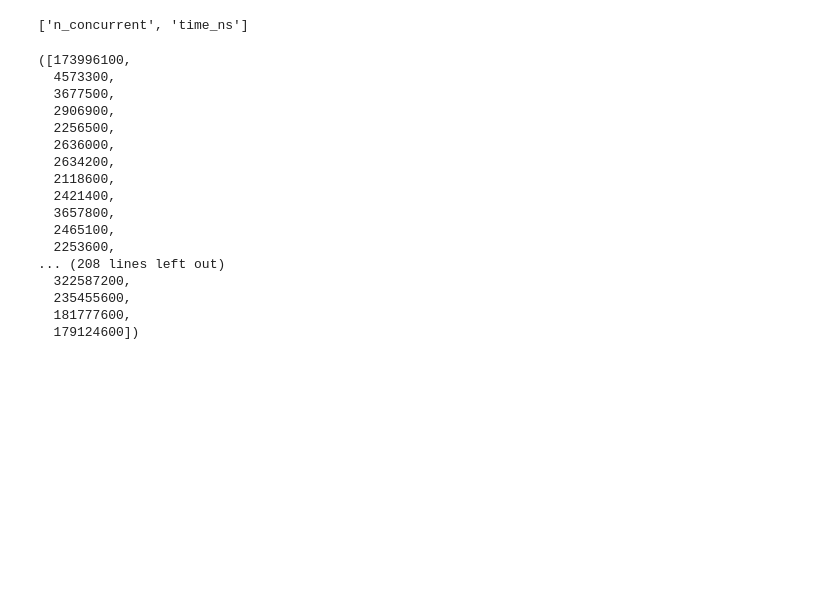
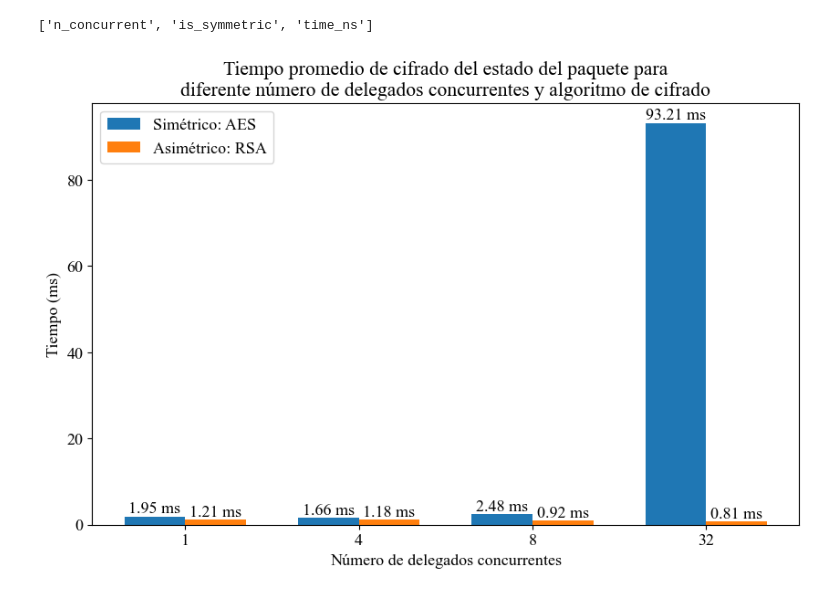
Before and after one commit to DavidTobonIBIO/Caso3Infracomp, a Jupyter notebook: resutls.ipynb, the cells around one changed output. Cells and saved outputs as stored; diff of their text form; code cells hidden in the pictures; blank space fills up the shorter version.

```diff
--- a/resutls.ipynb
+++ b/resutls.ipynb
@@ -0,0 +1,7 @@
+# %%
+import csv
+import numpy as np
+import matplotlib.pyplot as plt
+
+plt.rcParams["font.family"] = "Times New Roman"
+plt.rcParams["font.size"] = 13
@@ -1,47 +101,29 @@
 # %%
-import csv
-import numpy as np
-import matplotlib.pyplot as plt
-
-def load_reto_decipher_results():
+def load_cipher_results_csv():
     data_iterative = []
     data_4_clients = []
     data_8_clients = []
     data_32_clients = []
-    with open("reto.csv", "r") as f:
+    with open("pkg_state_cipher.csv", "r") as f:
         reader = csv.reader(f, delimiter=";")
         headers = next(reader)
         print(headers)
         for row in reader:
             n_clients = int(row[0])
-            time_ns = int(row[1])
+            is_symmetric = int(row[1])
+            time = int(row[2]) / 1e6
             if n_clients == 1:
-                data_iterative.append(time_ns)
+                data_iterative.append([is_symmetric, time])
             elif n_clients == 4:
-                data_4_clients.append(time_ns)
+                data_4_clients.append([is_symmetric, time])
             elif n_clients == 8:
-                data_8_clients.append(time_ns)
+                data_8_clients.append([is_symmetric, time])
             elif n_clients == 32:
-                data_32_clients.append(time_ns)
-    return np.array(data_iterative), np.array(data_4_clients), np.array(data_8_clients), np.array(data_32_clients)
+                data_32_clients.append([is_symmetric, time])
+
+    return (
+        np.array(data_iterative),
+        np.array(data_4_clients),
+        np.array(data_8_clients),
+        np.array(data_32_clients),
+    )
-# %%
-load_reto_decipher_results()
-# %% [output]
-['n_concurrent', 'time_ns']
-([173996100,
-  4573300,
-  3677500,
-  2906900,
-  2256500,
-  2636000,
-  2634200,
-  2118600,
-  2421400,
-  3657800,
-  2465100,
-  2253600,
-... (208 lines left out)
-  322587200,
-  235455600,
-  181777600,
-  179124600])
@@ -47,0 +177,6 @@ load_reto_decipher_results()
+# %%
+cipher_data = load_cipher_results_csv()
+plot_cipher_results(cipher_data)
+# %% [output]
+['n_concurrent', 'is_symmetric', 'time_ns']
+[figure, added]
```
Also changed, not shown: parts of 5 cells of this notebook.
